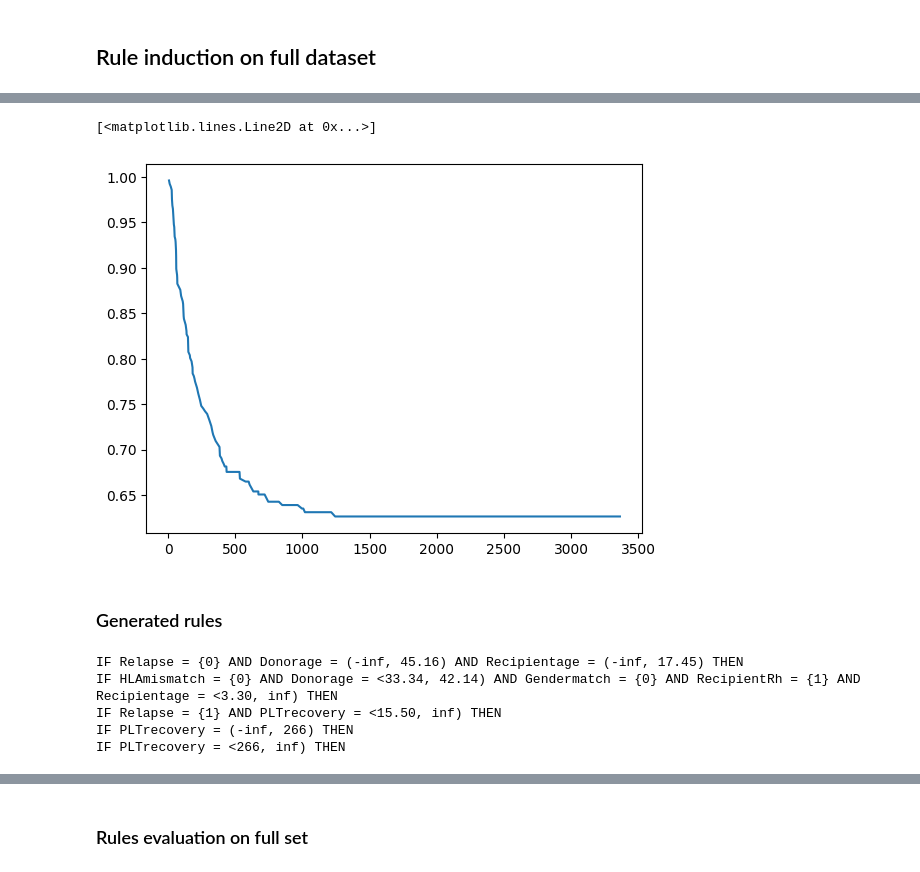
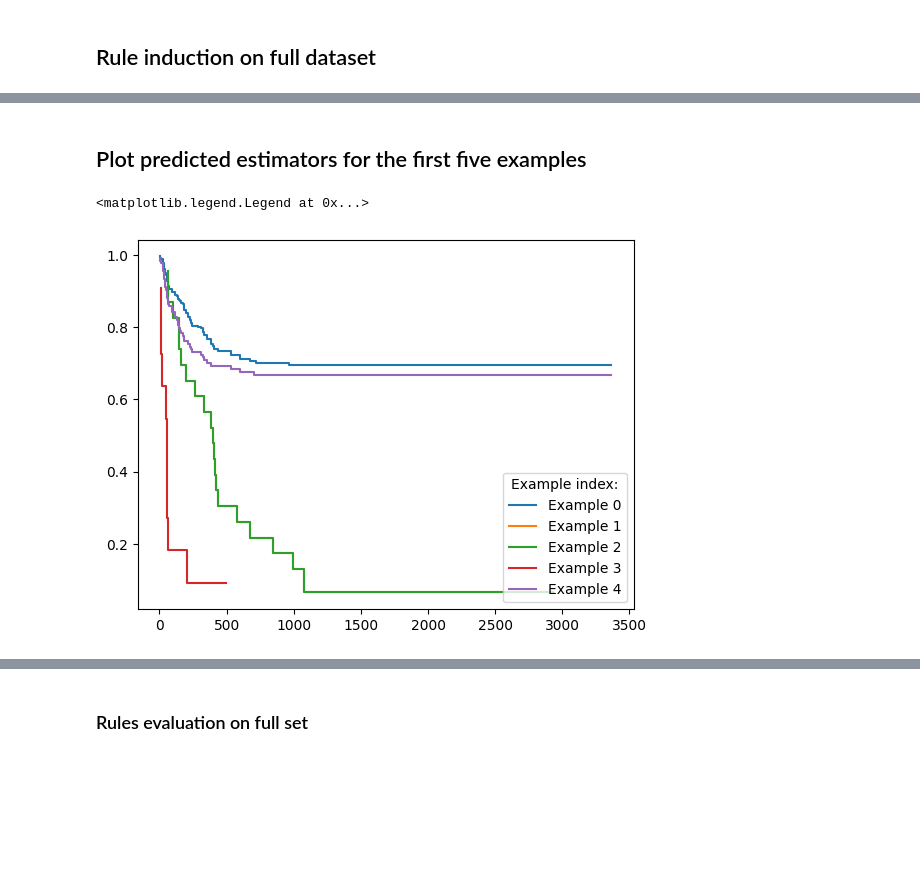
Before and after one commit to adaa-polsl/RuleKit-python, a Jupyter notebook: docs/source/rst/tutorials/survival.ipynb, the cells around one changed output, grey strips where cells are left out. Saved outputs shown, nothing was run; the diff lists cells and outputs as text; code cells hidden in the pictures; blank space fills up the shorter version.

```diff
--- a/docs/source/rst/tutorials/survival.ipynb
+++ b/docs/source/rst/tutorials/survival.ipynb
@@ -116,16 +96,15 @@ display(ruleset_stats)
-# %%
-plt.plot(predictions[0]["times"], predictions[0]["probabilities"])
-# %% [output]
-[<matplotlib.lines.Line2D at 0x...>]
-[figure, removed]
-# %% [markdown]
-### Generated rules
-# %%
-for rule in ruleset.rules:
-    print(rule)
-# %% [output]
-IF Relapse = {0} AND Donorage = (-inf, 45.16) AND Recipientage = (-inf, 17.45) THEN
-IF HLAmismatch = {0} AND Donorage = <33.34, 42.14) AND Gendermatch = {0} AND RecipientRh = {1} AND Recipientage = <3.30, inf) THEN
-IF Relapse = {1} AND PLTrecovery = <15.50, inf) THEN
-IF PLTrecovery = (-inf, 266) THEN
-IF PLTrecovery = <266, inf) THEN
+# %% [markdown]
+## Plot predicted estimators for the first five examples
+# %%
+import matplotlib.pyplot as plt
+
+for i in range(5):
+    plt.step(
+        predictions[i]["times"],
+        predictions[i]["probabilities"],
+        label=f'Example {i}'
+    )
+plt.legend(title='Example index:')
+# %% [output]
+<matplotlib.legend.Legend at 0x...>
+[figure, added]
```
Also changed, not shown: parts of 27 cells of this notebook, 53 other files.
